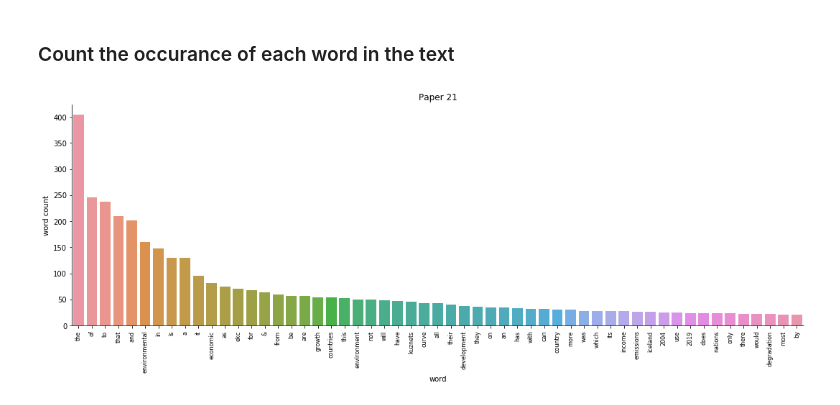
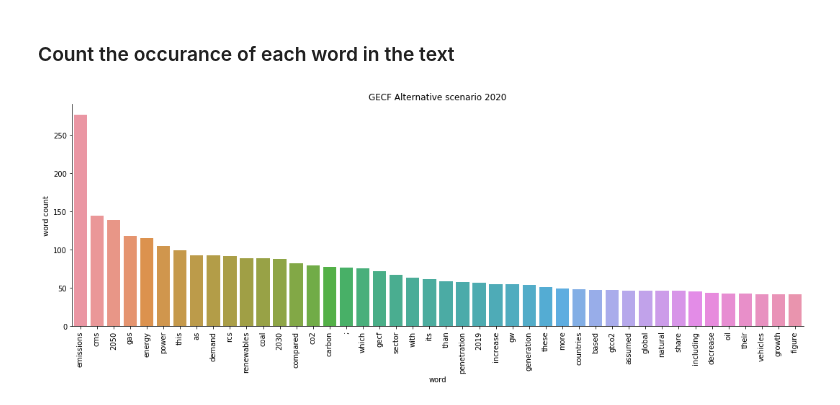
Before and after one commit to muadelm/PDF_report_to_WordCloud, a Jupyter notebook: PDF report_ what do reports say-Papers-Functions_FullCode.ipynb, the cells around one changed output. Drawn from its saved outputs; the diff is of its cells as text; code cells hidden in the pictures.

```diff
--- a/PDF report_ what do reports say-Papers-Functions_FullCode.ipynb
+++ b/PDF report_ what do reports say-Papers-Functions_FullCode.ipynb
@@ -167,7 +172,7 @@ def word_count_plot(dataf, plot_title):
         height=5, # make the plot 5 units high
         aspect=3); # height should be three times width
     plt.title(plot_title )
-    plt.xticks(rotation=90, fontsize= 8)
+    plt.xticks(rotation=90, fontsize= 10)
 
     plt.show()
 # %%
@@ -197,7 +206,7 @@ def plot_of_counts(text, plot_title, number_of_repeats_to_ignore):
 
     #plot the outcome
     word_count_plot(total_text_count_x, plot_title)
-# %%
-plot_of_counts(text_total_tocloud, 'Paper 21', 20)
-# %% [output]
-[figure, removed]
+# %%
+plot_of_counts(text_total_tocloud, 'GECF Alternative scenario 2020', 40)
+# %% [output]
+[figure, added]
```
Also changed, not shown: parts of 4 cells of this notebook.
